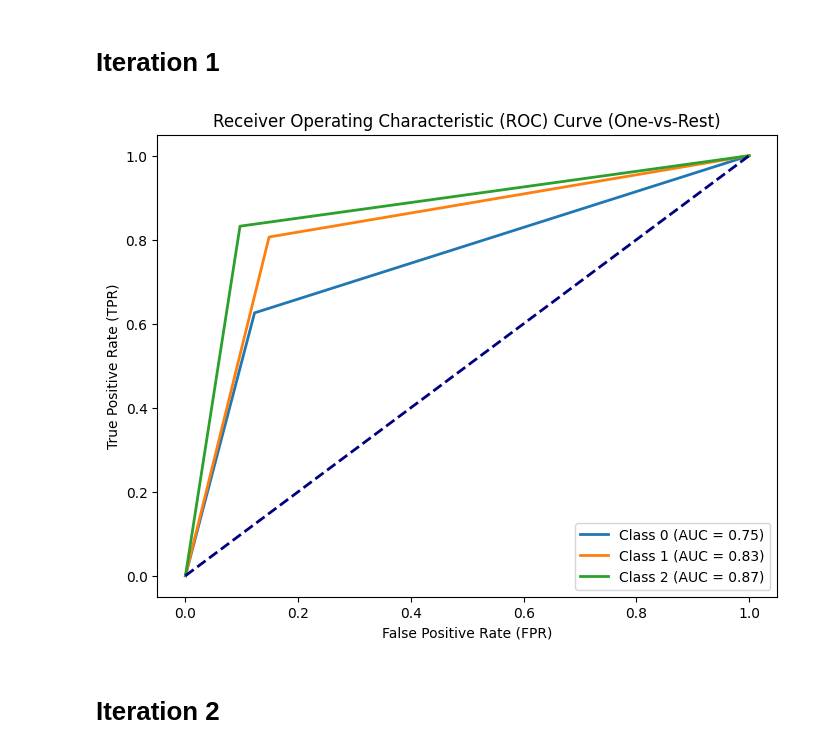
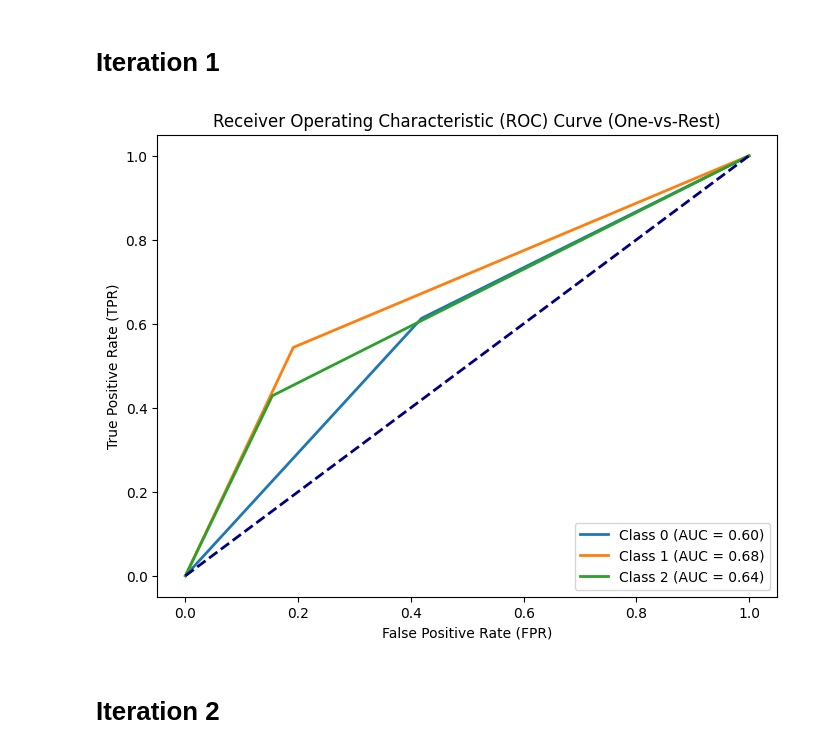
Before and after one commit to Malsory/NPF_project_arctic, a Jupyter notebook: NPF_project_arctic/adb_regular/adb_regular.ipynb, the cells around one changed output. Cells and saved outputs as stored; diff of their text form; code cells hidden in the pictures.

```diff
--- a/NPF_project_arctic/adb_regular/adb_regular.ipynb
+++ b/NPF_project_arctic/adb_regular/adb_regular.ipynb
@@ -15,10 +15,11 @@ from imblearn.over_sampling import SMOTE
 # %%
 def train_model(X, y):
 
+    X_train, X_test, y_train, y_test = train_test_split(X, y, test_size=0.2, stratify=y)
+
     smote = SMOTE(sampling_strategy='auto')
-    X, y = smote.fit_resample(X, y)
+    X_train, y_train = smote.fit_resample(X_train, y_train)
 
-    X_train, X_test, y_train, y_test = train_test_split(X, y, test_size=0.2, stratify=y)
     base_model = DecisionTreeClassifier(random_state=42)
     model = AdaBoostClassifier(base_model, n_estimators=1000, random_state=42)
     model.fit(X_train, y_train)
@@ -35,9 +36,27 @@ def train_model(X, y):
 
     kfold = KFold(n_splits=10, shuffle=True, random_state=42)
 
-    results = cross_validate(estimator=model, X=X, y=y, cv=kfold, scoring = scoring,  n_jobs=-1)
+    results = cross_validate(estimator=model, X=X_train, y=y_train, cv=kfold, scoring = scoring,  n_jobs=-1)
     predictions = model.predict(X_test)
-    return results, model, predictions, y_test, X_test
+    predictions_2 = model.predict_proba(X_test)
+
+    return results, model, predictions, y_test, X_test, predictions_2
+# %%
+def calculate_metrics(y_test, predictions, predictions_2):
+    test_accuracy = accuracy_score(y_test, predictions)
+    test_precision = precision_score(y_test, predictions, average='weighted')
+    test_recall = recall_score(y_test, predictions, average='weighted')
+    test_roc_auc = roc_auc_score(y_test, predictions_2,  multi_class='ovr')
+    test_f1 = f1_score(y_test, predictions, average='weighted')
+
+    metrics_dict = {
+        'test_accuracy': test_accuracy,
+        'test_precision': test_precision,
+        'test_recall': test_recall,
+        'test_roc_auc': test_roc_auc,
+        'test_f1': test_f1
+    }
+    return metrics_dict
 # %% [markdown]
 # Main code
 # %%
@@ -61,8 +80,8 @@ df = df_selected
 X = df.drop(columns=["day.type"])
 y = df["day.type"]
 # Unpack results
-results, model, predictions, y_test, X_test = train_model(X=X, y=y)
-
+results, model, predictions, y_test, X_test, predictions_2 = train_model(X=X, y=y)
+metrics = calculate_metrics(y_test, predictions, predictions_2)
 # Calculate average metrics
 average_accuracy = statistics.mean(results['test_accuracy'])
 average_precision = statistics.mean(results['test_precision'])
@@ -85,8 +104,8 @@ with open('adb_regular_combination_3.txt', 'w') as file:
     print("Accuracies: ", np.array2string(results['test_accuracy'], separator=', '))
     print("Precisions: ", np.array2string(results['test_precision'], separator=', '))
     print("Recalls: ", np.array2string(results['test_recall'], separator=', '))
+    print('-----------------------------------------------------------------------------------------------')
     print("Average Accuracy:", average_accuracy)
-    print("Stdev Accuracy: ", stdev_accuracy)
     print("Average Precision:", average_precision)
     print("Average Recall:", average_recall)
 
@@ -96,37 +115,43 @@ with open('adb_regular_combination_3.txt', 'w') as file:
     print("Average non-NPF recall:", average_recall0)
     print("Average NPF recall:", average_recall1)
     print("Average Undefined recall:", average_recall2)
+    print('-----------------------------------------------------------------------------------------------')
+    print("test_accuracy", metrics['test_accuracy'])
+    print("test_precision", metrics['test_precision'])
+    print("test_recall", metrics['test_recall'])
+    print("test_roc_auc", metrics['test_roc_auc'])
+    print("test_f1", metrics['test_f1'])
 
     print("Feature Importance:")
     print(feature_importance_df)
     # Reset stdout back to the console
     sys.stdout = sys.__stdout__
 
 # Calculate ROC curve for each class
 fpr = dict()
 tpr = dict()
 roc_auc = dict()
 
 # Convert y_test to one-hot encoding
 y_test_onehot = pd.get_dummies(y_test)
 # Calculate ROC curve for each class
 for i in range(len(model.classes_)):
     fpr[i], tpr[i], _ = roc_curve(y_test_onehot.iloc[:, i], model.predict_proba(X_test)[:, i])
     roc_auc[i] = auc(fpr[i], tpr[i])
 # Plot ROC curves for each class
 plt.figure(figsize=(8, 6))
 for i in range(len(model.classes_)):
     plt.plot(fpr[i], tpr[i], lw=2, label=f'Class {model.classes_[i]} (AUC = {roc_auc[i]:.2f})')
 
 plt.plot([0, 1], [0, 1], color='navy', lw=2, linestyle='--')
 plt.xlabel('False Positive Rate (FPR)')
 plt.ylabel('True Positive Rate (TPR)')
 plt.title('Receiver Operating Characteristic (ROC) Curve (One-vs-Rest)')
 plt.legend(loc='lower right')
 # plt.show()
 plt.savefig('adb_regular_ROC_combination_3.png', dpi=300)
 # %% [output]
-[figure, old version]
+[figure, new version]
 # %% [markdown]
 # Iteration 2
 # %%
```
Also changed, not shown: parts of 3 cells of this notebook, 20 other files.
